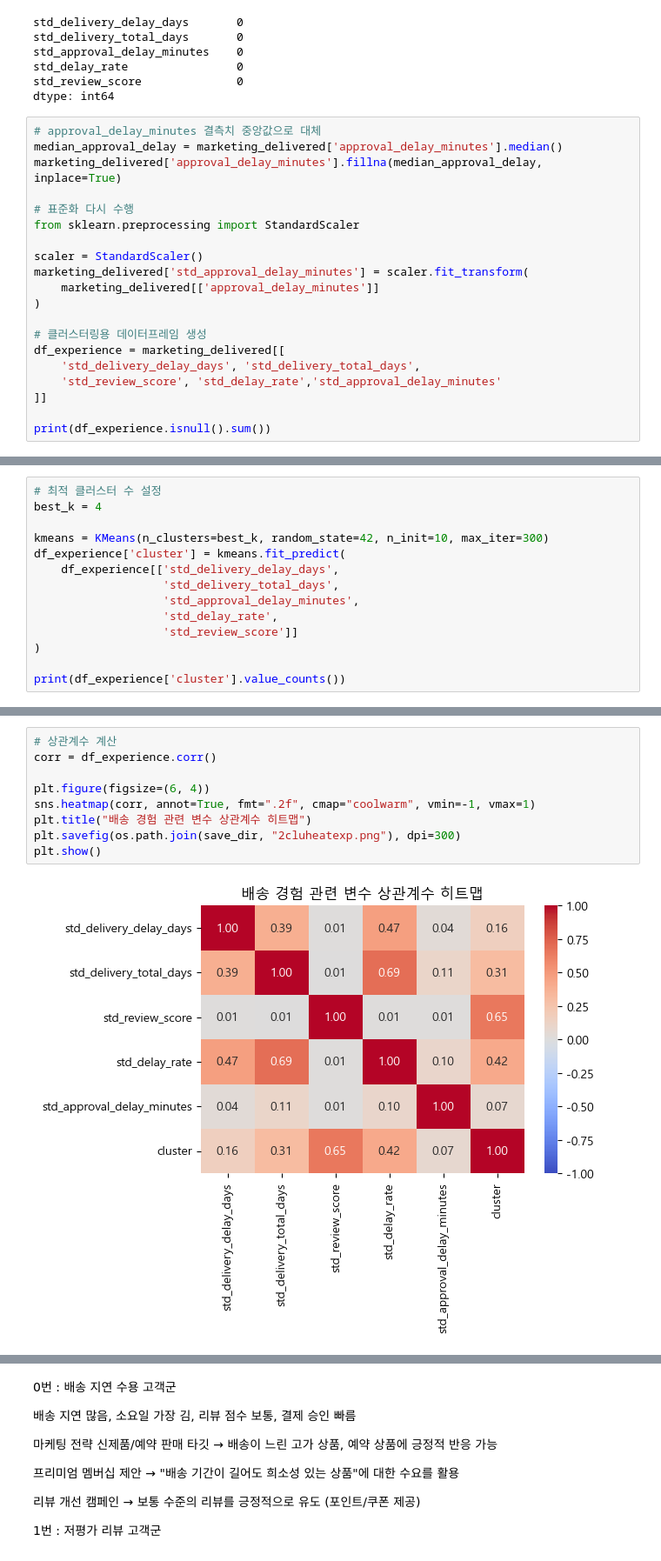
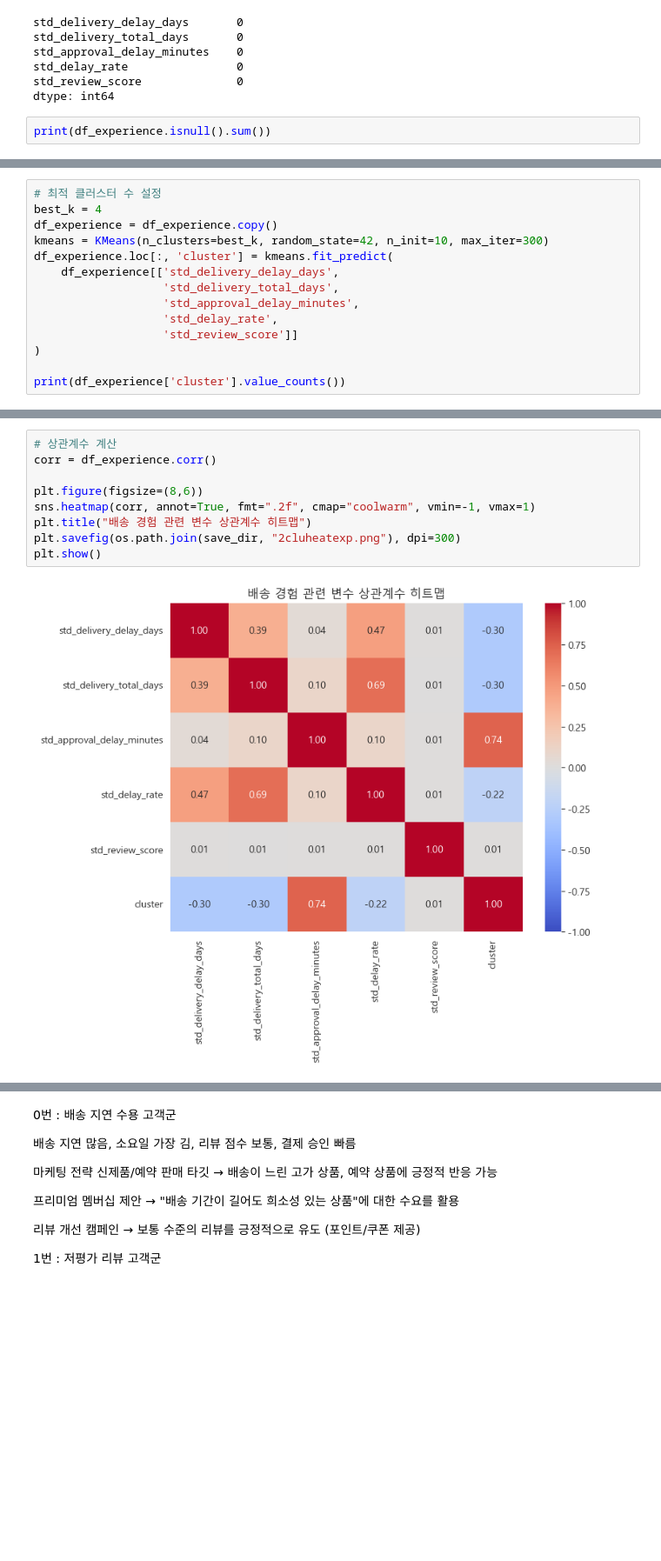
Before and after one commit to sasangkyoo/Marketing_proj, a Jupyter notebook: EDA_12_market.ipynb, the cells around one changed output, grey strips where cells are left out. Shown at 87% size. Drawn from its saved outputs; the diff is of its cells as text; blank space fills up the shorter version.

```diff
--- a/EDA_12_market.ipynb
+++ b/EDA_12_market.ipynb
@@ -898,24 +884,6 @@ std_delay_rate                0
 std_review_score              0
 dtype: int64
 # %%
-# approval_delay_minutes 결측치 중앙값으로 대체
-median_approval_delay = marketing_delivered['approval_delay_minutes'].median()
-marketing_delivered['approval_delay_minutes'].fillna(median_approval_delay, inplace=True)
-
-# 표준화 다시 수행
-from sklearn.preprocessing import StandardScaler
-
-scaler = StandardScaler()
-marketing_delivered['std_approval_delay_minutes'] = scaler.fit_transform(
-    marketing_delivered[['approval_delay_minutes']]
-)
-
-# 클러스터링용 데이터프레임 생성
-df_experience = marketing_delivered[[
-    'std_delivery_delay_days', 'std_delivery_total_days',
-    'std_review_score', 'std_delay_rate','std_approval_delay_minutes'
-]]
-
 print(df_experience.isnull().sum())
 # %% [output]
 std_delivery_delay_days       0
@@ -960,9 +922,9 @@ plt.show()
 # %%
 # 최적 클러스터 수 설정
 best_k = 4
-
+df_experience = df_experience.copy()
 kmeans = KMeans(n_clusters=best_k, random_state=42, n_init=10, max_iter=300)
-df_experience['cluster'] = kmeans.fit_predict(
+df_experience.loc[:, 'cluster'] = kmeans.fit_predict(
     df_experience[['std_delivery_delay_days',
                    'std_delivery_total_days',
                    'std_approval_delay_minutes',
@@ -1089,14 +1051,14 @@ plt.show()
 # %%
 # 상관계수 계산
 corr = df_experience.corr()
 
-plt.figure(figsize=(6, 4))
+plt.figure(figsize=(8,6))
 sns.heatmap(corr, annot=True, fmt=".2f", cmap="coolwarm", vmin=-1, vmax=1)
 plt.title("배송 경험 관련 변수 상관계수 히트맵")
 plt.savefig(os.path.join(save_dir, "2cluheatexp.png"), dpi=300)
 plt.show()
 # %% [output]
-[figure, old version]
+[figure, new version]
 # %%
 # LTV란?
 # LTV (Customer Lifetime Value, 고객 생애 가치) : 한 고객이 우리와 거래하면서 예상되는 총 수익
```
Also changed, not shown: parts of 32 cells of this notebook.
